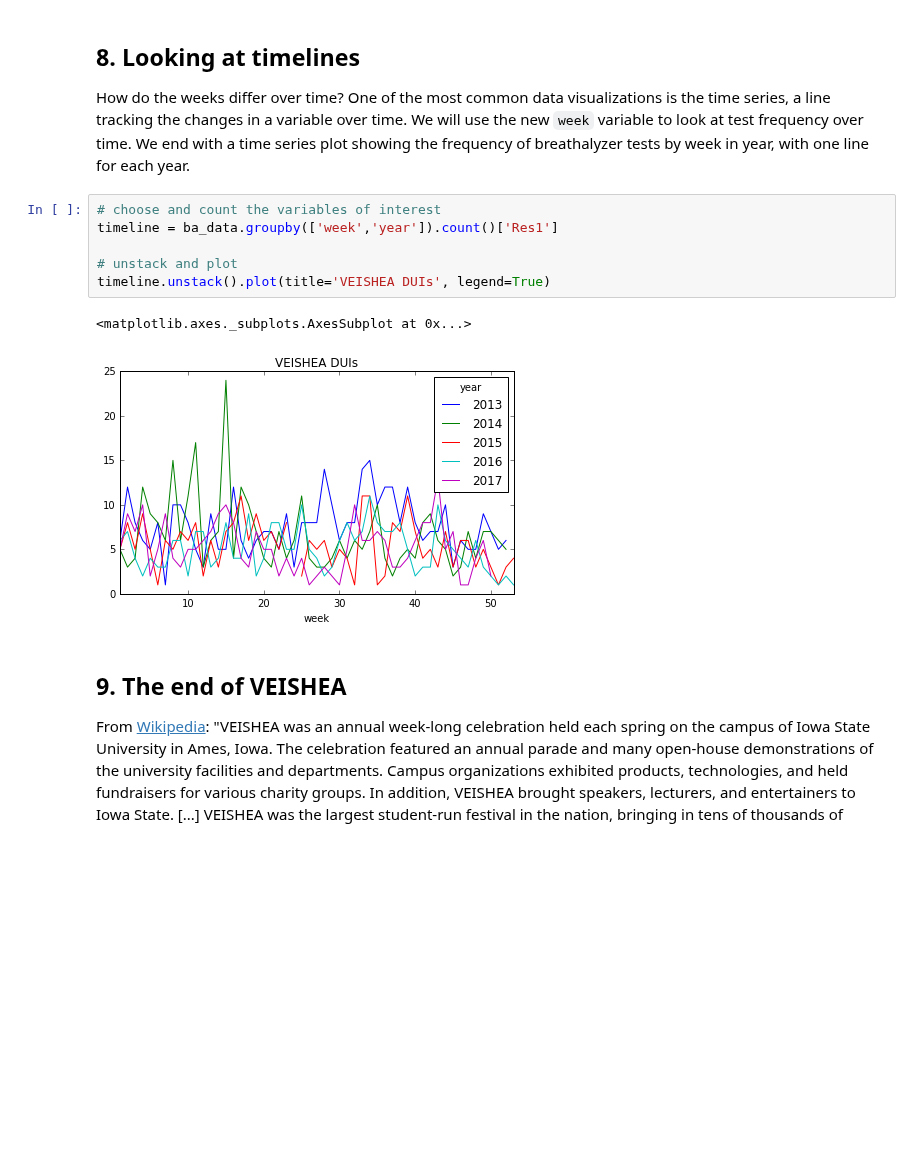
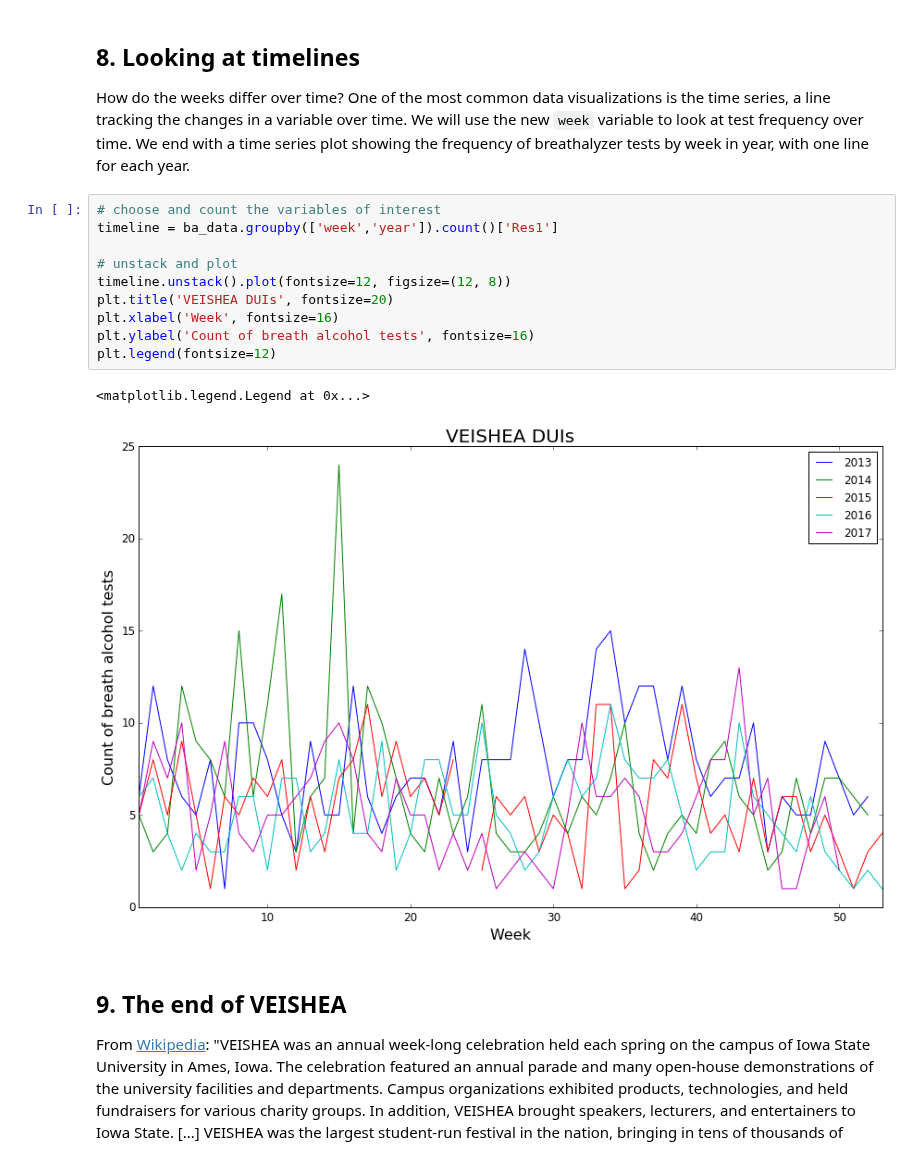
Before and after one commit to irinamicov/DrunksInAmesIowa, a Jupyter notebook: notebook.ipynb, the cells around one changed output. Cells and saved outputs as stored; diff of their text form; blank space fills up the shorter version.

```diff
--- a/notebook.ipynb
+++ b/notebook.ipynb
@@ -127,12 +138,16 @@ ba_data.head()
 # %%
 # choose and count the variables of interest
 timeline = ba_data.groupby(['week','year']).count()['Res1']
 
 # unstack and plot
-timeline.unstack().plot(title='VEISHEA DUIs', legend=True)
+timeline.unstack().plot(fontsize=12, figsize=(12, 8))
+plt.title('VEISHEA DUIs', fontsize=20)
+plt.xlabel('Week', fontsize=16)
+plt.ylabel('Count of breath alcohol tests', fontsize=16)
+plt.legend(fontsize=12)
 # %% [output]
-<matplotlib.axes._subplots.AxesSubplot at 0x...>
+<matplotlib.legend.Legend at 0x...>
-[figure, old version]
+[figure, new version]
 # %% [markdown]
 ## 9. The end of VEISHEA
 <p>From <a href="https://en.wikipedia.org/wiki/VEISHEA">Wikipedia</a>:
```
Also changed, not shown: parts of 6 cells of this notebook, 1 other file.
